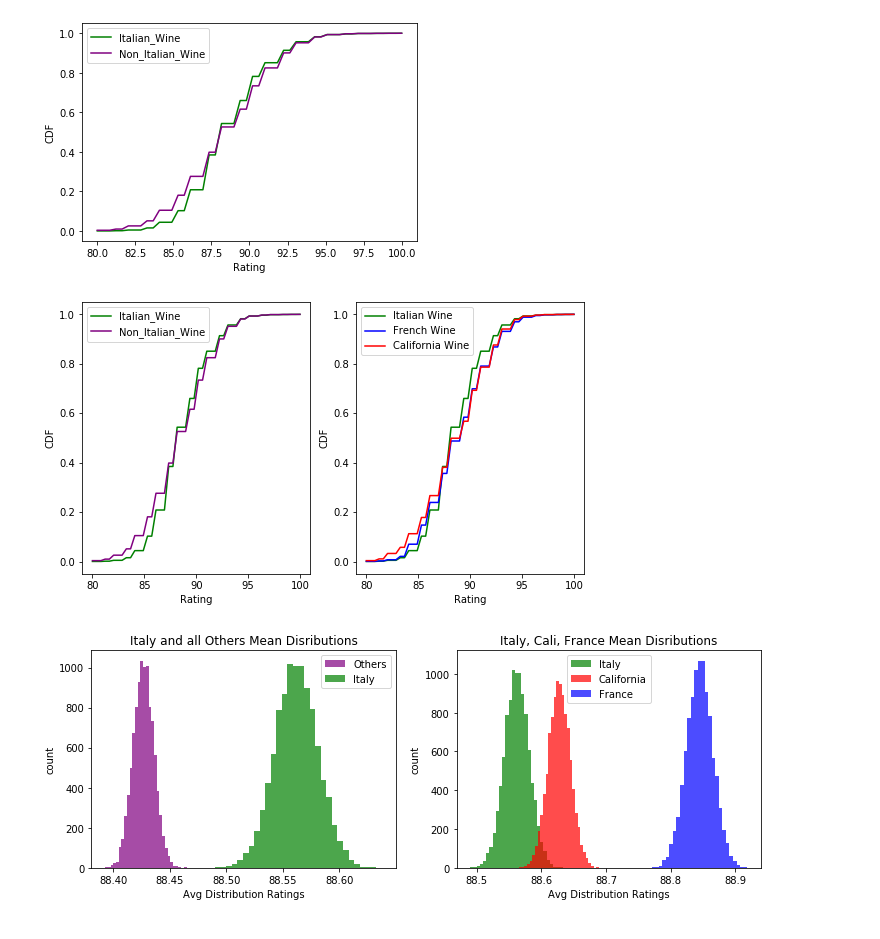
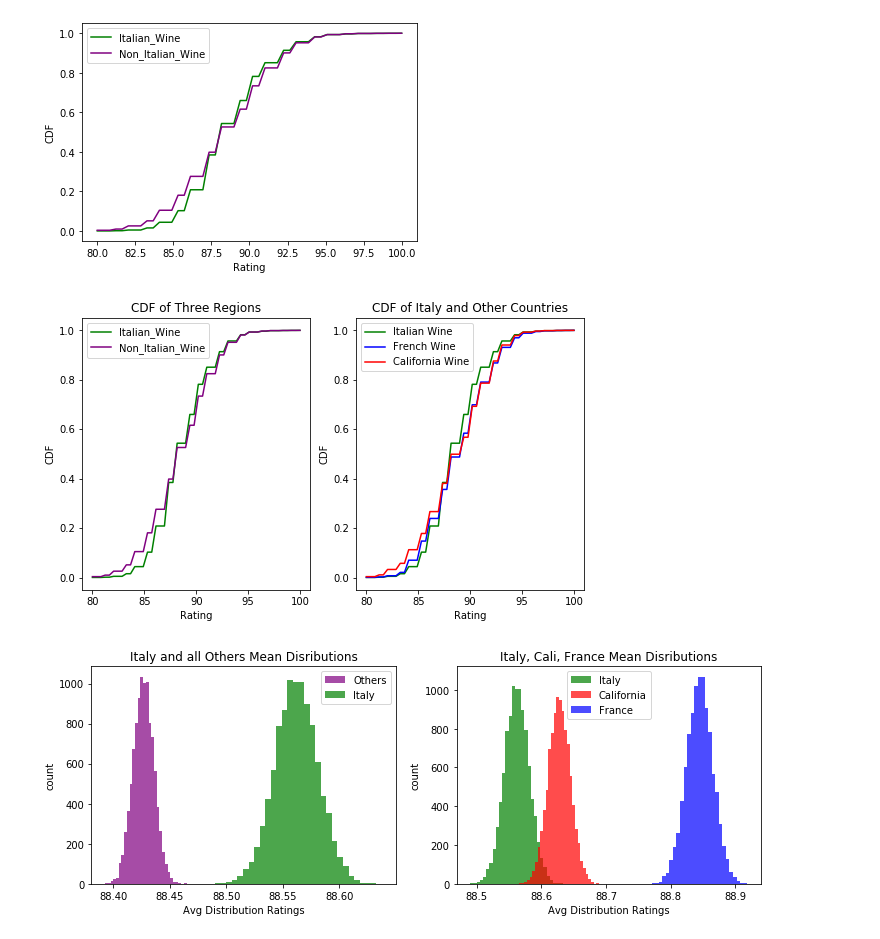
Before and after one commit to hberginc/wine_ratings_data_analysis, a Jupyter notebook: notebooks/hypotheses_visuals.ipynb, the cells around one changed output. Cells and saved outputs as stored; diff of their text form; code cells hidden in the pictures.

```diff
--- a/notebooks/hypotheses_visuals.ipynb
+++ b/notebooks/hypotheses_visuals.ipynb
@@ -85,20 +78,22 @@ plt.show()
 # %%
 #add values to dictionary
 
 distrib_dict = {'Italy': {'data':Italy_data, 'color': 'green', 'label': 'Italian Wine'}, 'France': {'data':France_data, 'color': 'blue', 'label': 'French Wine'}, 'California':{'data':California_data, 'color':'red', 'label':'California Wine'}}
 dict_for_Italian_heavy = {'Italy':{'data':Italy_data, 'color': 'g', "label": 'Italian_Wine'}, 'Other':{'data':x_non_it_data, 'color':'purple', 'label': 'Non_Italian_Wine'}}
 
 fig, ax = plt.subplots(1,2, figsize = (9,5))
 plot_cdf_overlay_2(ax[1], distrib_dict, 80, 100)
 plot_cdf_overlay_2(ax[0], dict_for_Italian_heavy, 80, 100)
 ax[0].set_xlabel('Rating')
 ax[0].set_ylabel('CDF')
+ax[0].set_title('CDF of Three Regions')
 ax[1].set_xlabel('Rating')
 ax[1].set_ylabel('CDF')
-# plt.savefig('side_by_side_cdf.png')
+ax[1].set_title('CDF of Italy and Other Countries')
+#plt.savefig('side_by_side_cdf.png')
 plt.show()
 # %% [output]
-[figure, old version]
+[figure, new version]
 # %%
 #next three cells run all
 
```
Also changed, not shown: parts of 4 cells of this notebook, 9 other files.
